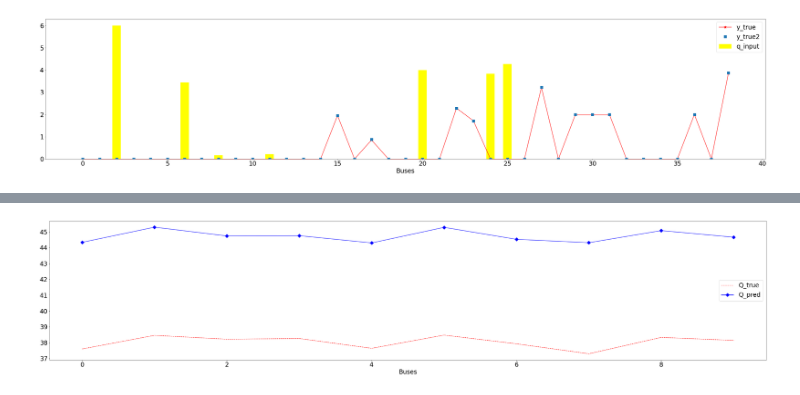
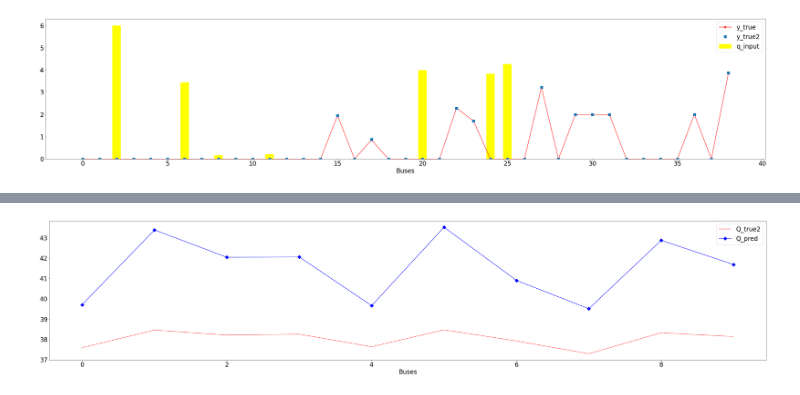
Before and after one commit to zhang-linnng/RiskLimitingDispatch, a Jupyter notebook: rld_neural_policy_39bus_version1.ipynb, the cells around one changed output, grey strips where cells are left out. Cells and saved outputs as stored; diff of their text form; code cells hidden in the pictures.

```diff
--- a/rld_neural_policy_39bus_version1.ipynb
+++ b/rld_neural_policy_39bus_version1.ipynb
@@ -1353,5 +1404,5 @@ def train_reward(dataset, num_epochs, batch_size, yplot = 'plain'):
 
     return reward_net
 # %%
-trained_reward_net = train_reward(TrainDataset(X_train[:1,:]), num_epochs=10000, batch_size=100,
+trained_reward_net = train_reward(TrainDataset(X_train[:1,:]), num_epochs=4, batch_size=100,
                                                yplot = 'log10')
@@ -1386,7 +1420,7 @@ def test_reward_net(dataset, trained_net):
 
         q_input = input[:, :N]
 
-        pred = trained_net(q_input)*np.max(test_dataset)
+        pred = trained_net(q_input)
 
         h_batch = torch.cat([
                             Fmax*torch.ones(L, input.shape[0]),
@@ -1413,7 +1447,7 @@ def test_reward_net(dataset, trained_net):
 # %%
 v_pred = test_reward_net(X_test, trained_reward_net)
 # %%
-v_ = X_test[:, N:N+N-1]*np.max(test_dataset)
+v_ = X_test[:, N:N+N-1]
 Pinj = Yrr@v_.T
 Pinj = Pinj.T
 # Pinj.shape
@@ -1421,7 +1455,10 @@ print( np.sum(Pinj, axis=-1))
 
 y_ = y_true[90:,:]
 
-q_input = X_test[:,:N]*np.max(test_dataset)
+q_input = X_test[:,:N]
 
 print( np.sum(y_ - Pinj - q_input,axis=-1) )
+
+residue = y_ - Pinj - q_input
+print(residue[0,:])
 # %% [output]
@@ -1458,6 +1505,6 @@ v_pred: (10, 38)
 # %%
 y_pred = np.maximum(Yrr@v_pred.T + q_input.T, 0.0)
-y_true2 = np.maximum(Yrr@X_test[:,N:N+N-1].T*np.max(test_dataset) + q_input.T, 0.0)
+y_true2 = np.maximum(Yrr@X_test[:,N:N+N-1].T + q_input.T, 0.0)
 y_pred = y_pred.T
 y_true2 = y_true2.T
 y_true2.shape
@@ -1505,22 +1552,23 @@ plt.show()
 # %%
 q = linear_cost_Coeff
 Q_pred = y_pred@q
 # Q_pred = y_true2@q
 Q_pred.shape
 
 Q_true = y_true[90:, :]@q
+Q_true2 = y_true2@q
 
 fig = plt.figure(figsize=(50,10))
 
 Xrange = np.array(range(10))
-plt.plot(Xrange, Q_true.flatten(), 'r--', markersize=10, label='Q_true')
+plt.plot(Xrange, Q_true2.flatten(), 'r--', markersize=10, label='Q_true2')
 plt.plot(Xrange, Q_pred.flatten(), 'b-D', markersize=10, label='Q_pred')
 
 plt.legend(fontsize=24)
 plt.xlabel('Buses', fontsize=24)
 plt.xticks(fontsize=24)
 plt.yticks(fontsize=24)
 
 plt.show()
 # %% [output]
-[figure, old version]
+[figure, new version]
```
Also changed, not shown: parts of 16 cells of this notebook.
